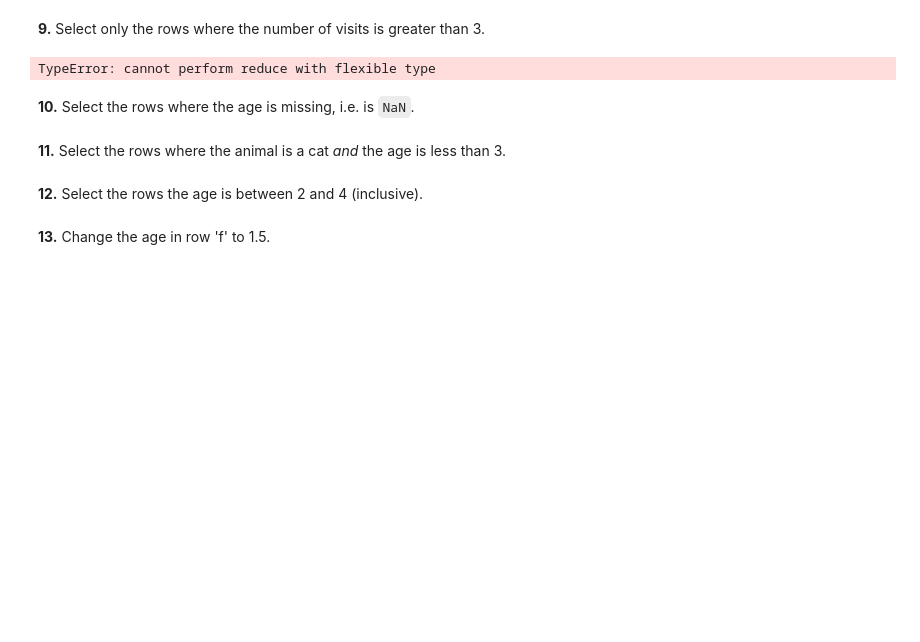
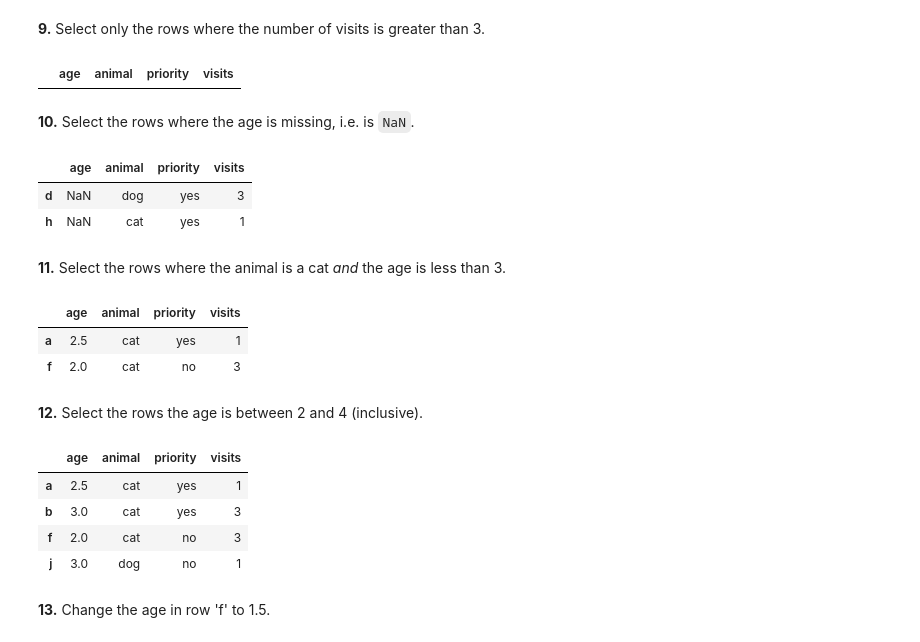
Before and after one commit to nastassja-spb/100-pandas-puzzles, a Jupyter notebook: 100-pandas-puzzles.ipynb, the cells around one changed output. Drawn from its saved outputs; the diff is of its cells as text; code cells hidden in the pictures; blank space fills up the shorter version.

```diff
--- a/100-pandas-puzzles.ipynb
+++ b/100-pandas-puzzles.ipynb
@@ -121,15 +121,37 @@ df.iloc[[3,4,8],[0,1]]
 | i | 7 | dog |
 # %% [markdown]
 **9.** Select only the rows where the number of visits is greater than 3.
-# %%
-df.iloc[[],[3]]
-# %% [output]
-TypeError: cannot perform reduce with flexible type
+# %%
+#df.iloc[[],[3]]
+df[df['visits'] > 3]
+# %% [output]
+|  | age | animal | priority | visits |
 # %% [markdown]
 **10.** Select the rows where the age is missing, i.e. is `NaN`.
+# %%
+df[df['age'].isnull()]
+# %% [output]
+|  | age | animal | priority | visits |
+| d | NaN | dog | yes | 3 |
+| h | NaN | cat | yes | 1 |
 # %% [markdown]
 **11.** Select the rows where the animal is a cat *and* the age is less than 3.
+# %%
+#df[df['age']<3]& [df['animal'=='cat'] ]
+df[(df['age'] < 3) & (df['animal']=='cat')]
+# %% [output]
+|  | age | animal | priority | visits |
+| a | 2.5 | cat | yes | 1 |
+| f | 2.0 | cat | no | 3 |
 # %% [markdown]
 **12.** Select the rows the age is between 2 and 4 (inclusive).
+# %%
+df[(df['age'] <=  4) & (df['age'] >= 2)]
+# %% [output]
+|  | age | animal | priority | visits |
+| a | 2.5 | cat | yes | 1 |
+| b | 3.0 | cat | yes | 3 |
+| f | 2.0 | cat | no | 3 |
+| j | 3.0 | dog | no | 1 |
 # %% [markdown]
 **13.** Change the age in row 'f' to 1.5.
```
Also changed, not shown: parts of 4 cells of this notebook, 1 other file.
